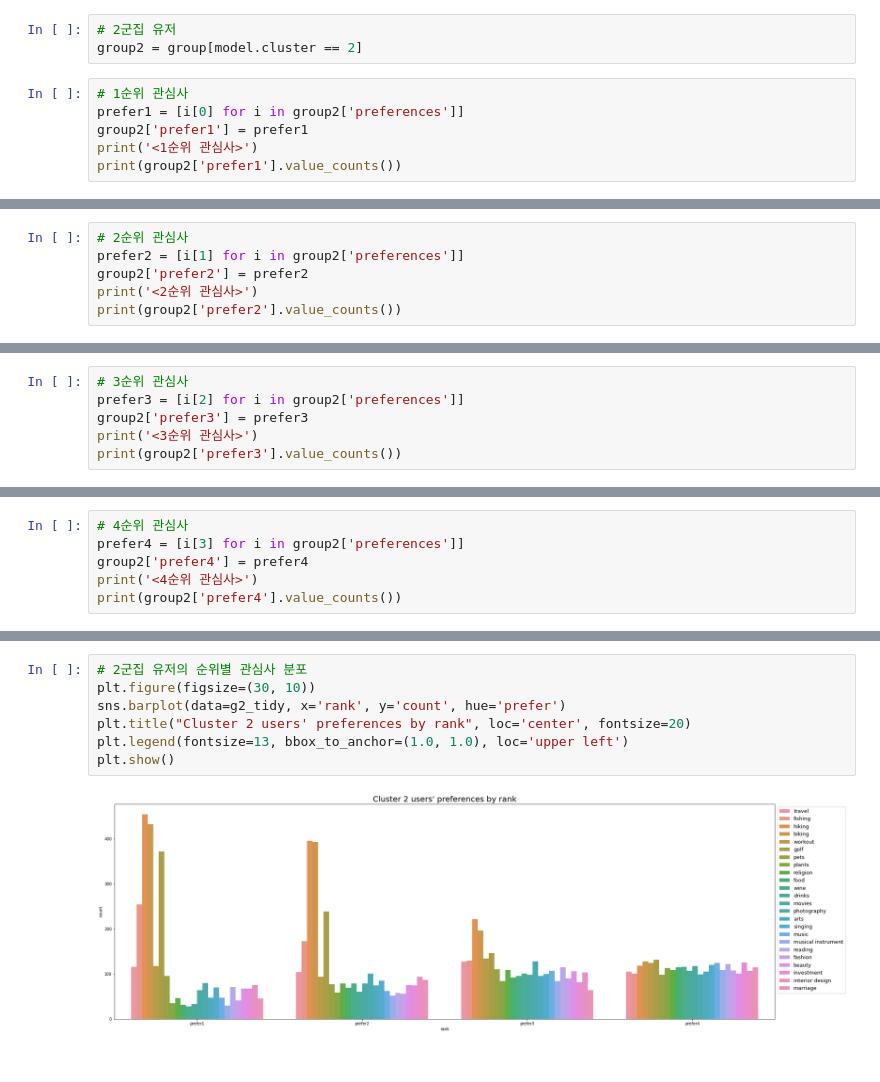
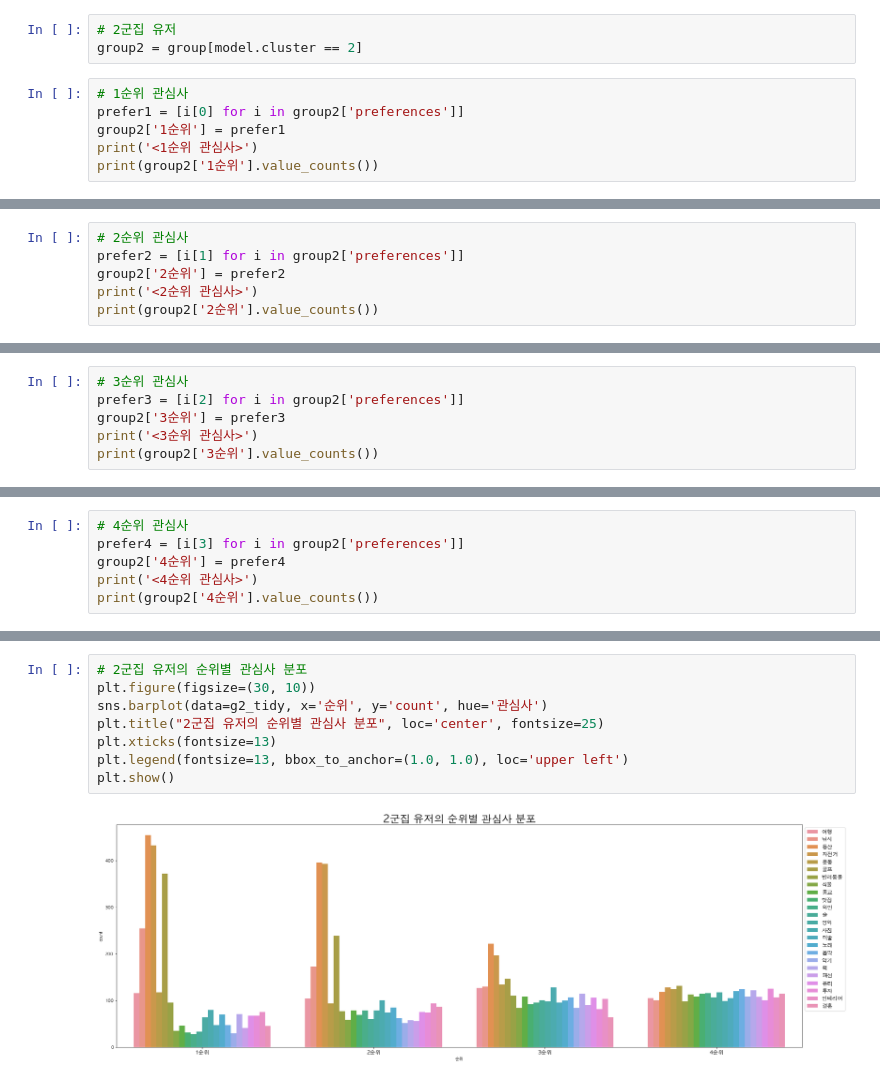
Before and after one commit to yunhaeng/Sinor_recommendation, a Jupyter notebook: testing/sh/test_weights.ipynb, the cells around one changed output, grey strips where cells are left out. Drawn from its saved outputs; the diff is of its cells as text.

```diff
--- a/testing/sh/test_weights.ipynb
+++ b/testing/sh/test_weights.ipynb
@@ -537,8 +602,8 @@ group2 = group[model.cluster == 2]
 # %%
 # 1순위 관심사
 prefer1 = [i[0] for i in group2['preferences']]
-group2['prefer1'] = prefer1
+group2['1순위'] = prefer1
 print('<1순위 관심사>')
-print(group2['prefer1'].value_counts())
+print(group2['1순위'].value_counts())
 # %% [output]
 <1순위 관심사>
@@ -561,8 +626,8 @@ Name: prefer1, dtype: int64
 # %%
 # 2순위 관심사
 prefer2 = [i[1] for i in group2['preferences']]
-group2['prefer2'] = prefer2
+group2['2순위'] = prefer2
 print('<2순위 관심사>')
-print(group2['prefer2'].value_counts())
+print(group2['2순위'].value_counts())
 # %% [output]
 <2순위 관심사>
@@ -585,8 +650,8 @@ Name: prefer2, dtype: int64
 # %%
 # 3순위 관심사
 prefer3 = [i[2] for i in group2['preferences']]
-group2['prefer3'] = prefer3
+group2['3순위'] = prefer3
 print('<3순위 관심사>')
-print(group2['prefer3'].value_counts())
+print(group2['3순위'].value_counts())
 # %% [output]
 <3순위 관심사>
@@ -609,8 +674,8 @@ Name: prefer3, dtype: int64
 # %%
 # 4순위 관심사
 prefer4 = [i[3] for i in group2['preferences']]
-group2['prefer4'] = prefer4
+group2['4순위'] = prefer4
 print('<4순위 관심사>')
-print(group2['prefer4'].value_counts())
+print(group2['4순위'].value_counts())
 # %% [output]
 <4순위 관심사>
@@ -673,12 +738,13 @@ g2_tidy
 # %%
 # 2군집 유저의 순위별 관심사 분포
 plt.figure(figsize=(30, 10))
-sns.barplot(data=g2_tidy, x='rank', y='count', hue='prefer')
-plt.title("Cluster 2 users' preferences by rank", loc='center', fontsize=20)
+sns.barplot(data=g2_tidy, x='순위', y='count', hue='관심사')
+plt.title("2군집 유저의 순위별 관심사 분포", loc='center', fontsize=25)
+plt.xticks(fontsize=13)
 plt.legend(fontsize=13, bbox_to_anchor=(1.0, 1.0), loc='upper left')
 plt.show()
 # %% [output]
-[figure, old version]
+[figure, new version]
 # %%
 # 2군집 유저의 관심사별 순위 분포
 plt.figure(figsize=(30, 10))
```
Also changed, not shown: parts of 38 cells of this notebook.
